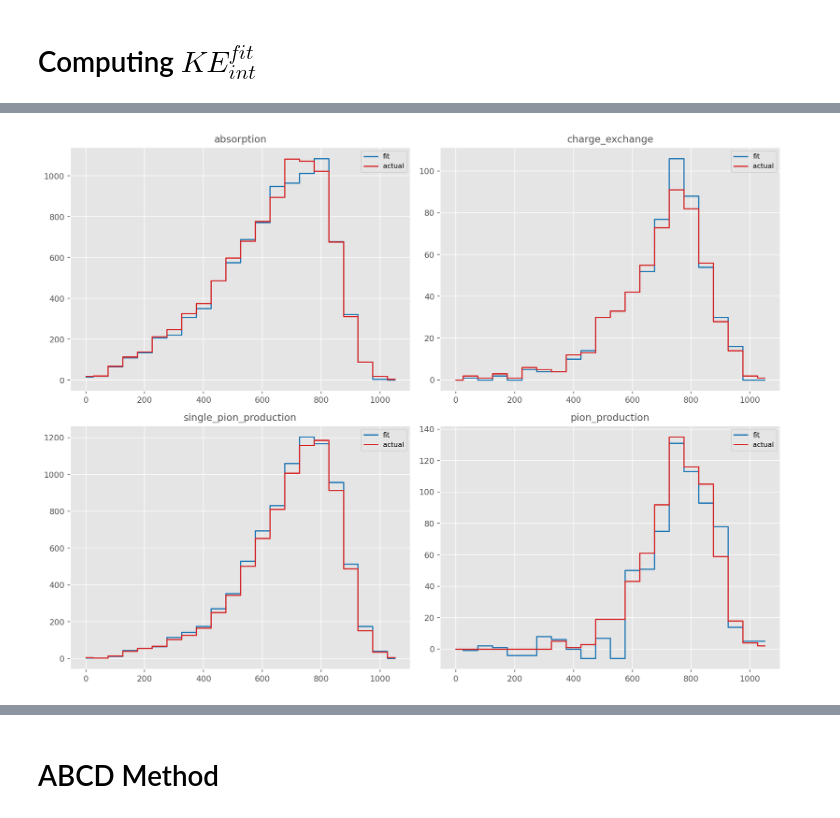
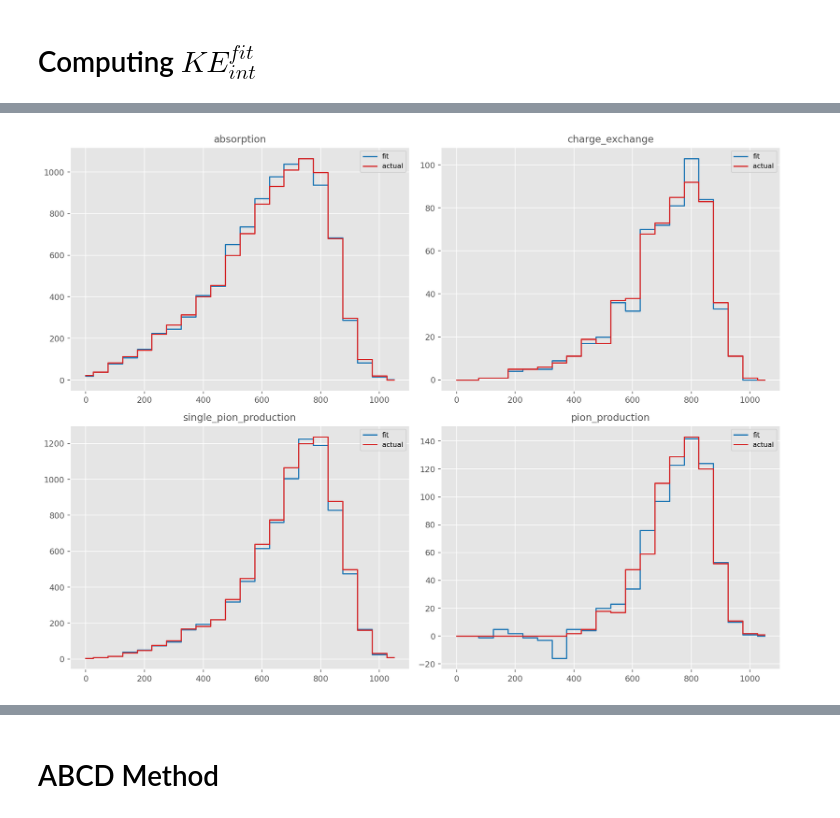
Before and after one commit to dlindebaum/pion-argon-xs-analysis, a Jupyter notebook: analysis/notebooks/cex_region_fit.ipynb, the cells around one changed output, grey strips where cells are left out. Drawn from its saved outputs; the diff is of its cells as text; code cells hidden in the pictures.

```diff
--- a/analysis/notebooks/cex_region_fit.ipynb
+++ b/analysis/notebooks/cex_region_fit.ipynb
@@ -484,0 +465,2 @@ pion_production                0.379529
+# %%
+cross_section.RegionFit.CreateFitInputToy(toy_alt)
@@ -485,6 +473,6 @@ pion_production                0.379529
 # %%
 pdf = Plots.PlotBook("toy_vary_regions.pdf", False)
-cross_section.Toy.PlotObservablesInRegions(toy_alt.df.KE_int_smeared, toy_alt.reco_regions, toy_alt.truth_regions, "$KE_{int} (MeV)$", stacked = True, histtype = "stepfilled", pdf = pdf)
-result = RegionFitToyStudy(toy_alt, model, energy_slice, toy_alt.reco_regions, pdf = pdf)
+cross_section.Toy.PlotObservablesInRegions(toy_alt.df.KE_int_smeared, toy_alt.reco_regions, toy_alt.truth_regions, "$KE_{int} (MeV)$", stacked = True, histtype = "stepfilled")
+result = RegionFitToyStudy(toy_alt, model, energy_slice, mean_track_score_bins, pdf = pdf)
 pdf.close()
 # %% [output]
@@ -625,7 +625,7 @@ def ModifiedRateTest(scales : dict, pdf_name : str = None, pulls : bool = False)
     else:
         pdf = None
 
-    config = CreateConfig(scales)
+    config = CreateConfig(scale_factors = scales)
 
     toy_alt_pdf = cross_section.Toy(df = cex_toy_generator.main(cex_toy_generator.ResolveConfig(config)), smearing = True)
     cross_section.Toy.PlotObservablesInRegions(toy_alt_pdf.df.KE_int_smeared, toy_alt_pdf.reco_regions, toy_alt_pdf.truth_regions, "Smeared $KE_{int}$ (MeV)")
@@ -712,6 +946,6 @@ for k, v in fits.items():
 # %% [markdown]
 # Computing $KE^{fit}_{int}$
 # %%
-toy_observed = cross_section.Toy(df = cex_toy_generator.main(cex_toy_generator.ResolveConfig(CreateConfig(None))), smearing = True)
+toy_observed = cross_section.Toy(df = cex_toy_generator.main(cex_toy_generator.ResolveConfig(CreateConfig(PDSP = 1, p_init = 1000))), smearing = True)
 display(toy_observed.df.head())
 # %% [output]
@@ -747,32 +978,32 @@ error  0.000126  0.000185  0.000140  0.000347
 # %%
 postfit_pred = cross_section.cabinetry.model_utils.prediction(model, fit_results = result)
 KE_int_prediction = SliceModelPrediction(postfit_pred, slice(-1), "KE_int_postfit") # exclude the channel which is the mean track score
 
 n = cross_section.RegionFit.CreateObservedInputData(cross_section.RegionFit.CreateFitInputToy(toy_observed), energy_slice, None)
 
 n_fit = []
 for i, (n_c, lambda_c) in enumerate(zip(n, KE_int_prediction.model_yields)):
     # print(i, n_c, lambda_c)
     n_c_fit = n_c
     for j, s in enumerate(lambda_c):
         if j == i: continue
         n_c_fit = n_c_fit - s
     n_fit.append(np.array(n_c_fit.astype(int)))
 
 actual = [cross_section.EnergySlice.CountingExperiment(
     toy_observed.df.KE_int_smeared,
     toy_observed.df.KE_init_smeared,
     (toy_observed.df.z_int_smeared < 0) | (toy_observed.df.z_int_smeared > 700),
     toy_observed.reco_regions[l] & toy_observed.truth_regions[l],
-    energy_slice)[0] for l in toy_observed.truth_region_labels]
+    energy_slice)[2] for l in toy_observed.truth_region_labels]
 
 # n_fit_template = [KE_int_prediction.model_yields[i][i] for i in range(len(KE_int_prediction.model_yields))]
 
 for i in Plots.MultiPlot(len(n_fit)):
     Plots.Plot(energy_slice.pos[:-1], n_fit[i], label = "fit", color = "C0", marker = "x", newFigure = False, style = "step")
     Plots.Plot(energy_slice.pos[:-1], actual[i][:-1], label = "actual", color = "C6", marker = "x", title = toy_observed.truth_region_labels[i], newFigure = False, style = "step")
 # %% [output]
-[figure, old version]
+[figure, new version]
 # %%
 def PlotPrefitPostFit(prefit, prefit_err, postfit, postfit_err):
     with Plots.RatioPlot(energy_slice.pos[:-1], postfit, prefit, postfit_err, prefit_err, "$KE_{int}$ (MeV)", "fit/ actual") as ratio_plot:
```
Also changed, not shown: parts of 22 cells of this notebook, 3 other files.
